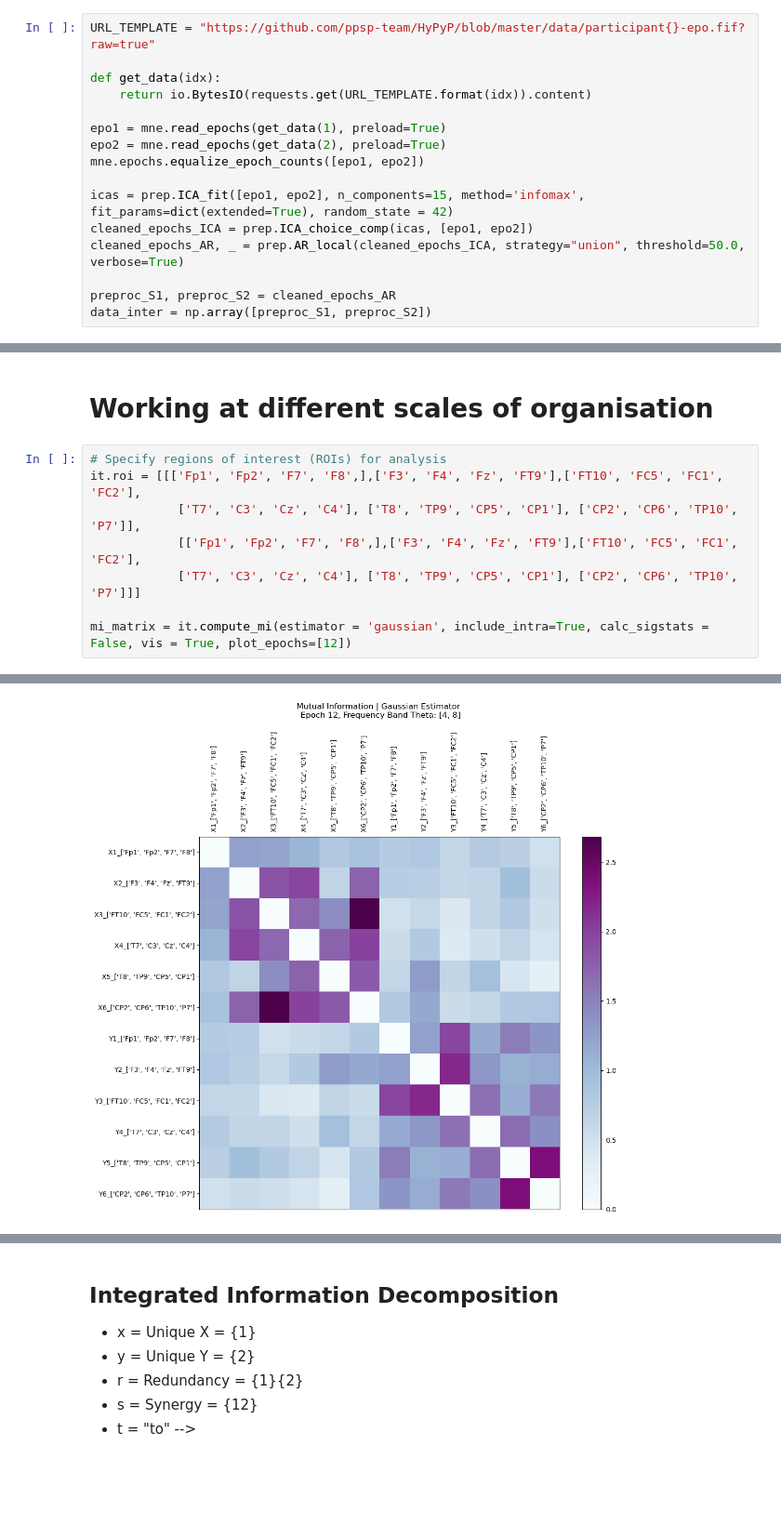
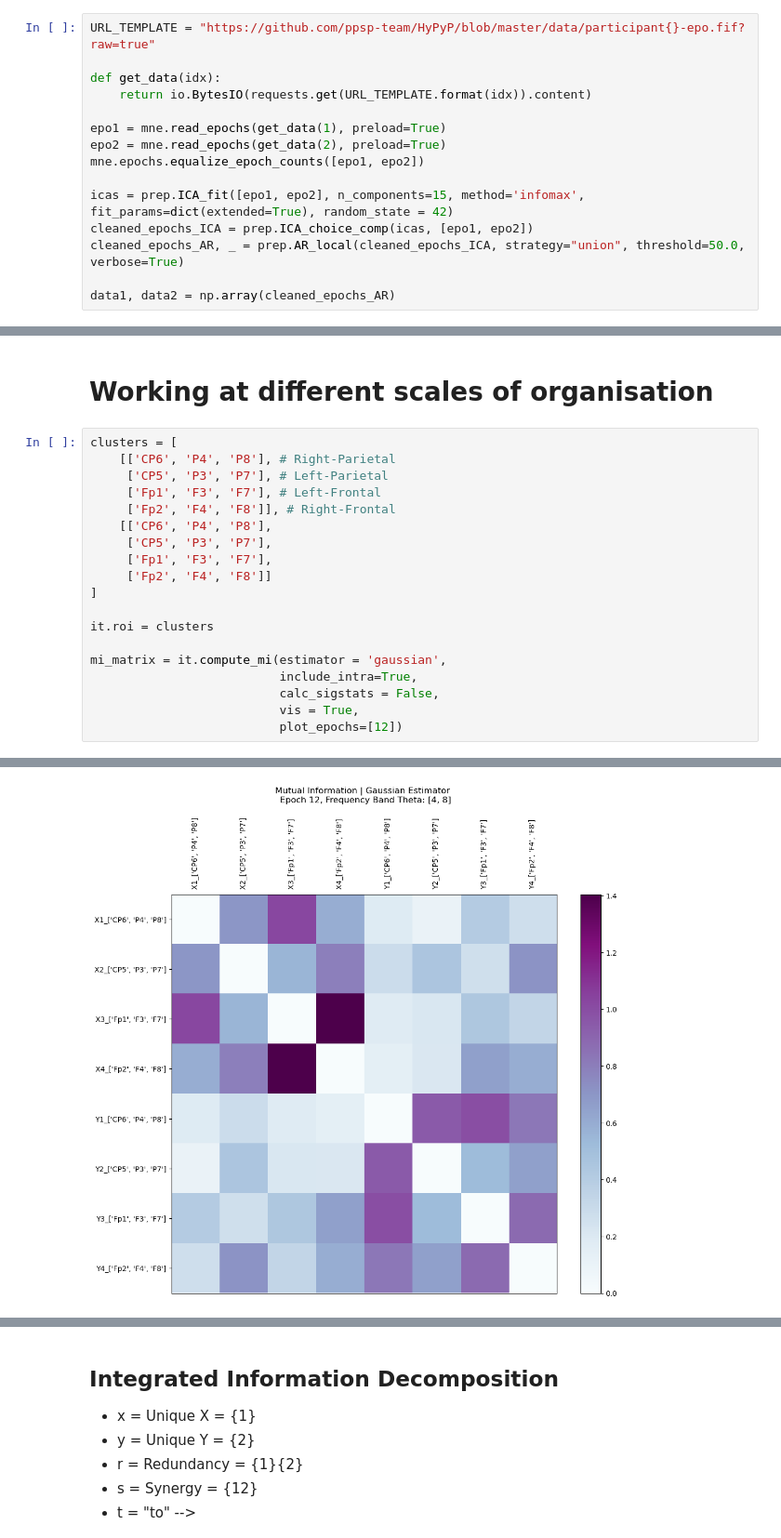
Before and after one commit to EdoardoChidichimo/HyperIT, a Jupyter notebook: hyperit/tutorial.ipynb, the cells around one changed output, grey strips where cells are left out. Shown at 93% size. Drawn from its saved outputs; the diff is of its cells as text; blank space fills up the shorter version.

```diff
--- a/hyperit/tutorial.ipynb
+++ b/hyperit/tutorial.ipynb
@@ -190,8 +190,7 @@ icas = prep.ICA_fit([epo1, epo2], n_components=15, method='infomax', fit_params=
 cleaned_epochs_ICA = prep.ICA_choice_comp(icas, [epo1, epo2])
 cleaned_epochs_AR, _ = prep.AR_local(cleaned_epochs_ICA, strategy="union", threshold=50.0, verbose=True)
 
-preproc_S1, preproc_S2 = cleaned_epochs_AR
-data_inter = np.array([preproc_S1, preproc_S2])
+data1, data2 = np.array(cleaned_epochs_AR)
 # %% [output]
 Reading File-like ...
     Found the data of interest:
@@ -381,11 +383,22 @@ Plotting Mutual Information...
 # %% [markdown]
 # Working at different scales of organisation
 # %%
-# Specify regions of interest (ROIs) for analysis
-it.roi = [[['Fp1', 'Fp2', 'F7', 'F8',],['F3', 'F4', 'Fz', 'FT9'],['FT10', 'FC5', 'FC1', 'FC2'],
-            ['T7', 'C3', 'Cz', 'C4'], ['T8', 'TP9', 'CP5', 'CP1'], ['CP2', 'CP6', 'TP10', 'P7']],
-            [['Fp1', 'Fp2', 'F7', 'F8',],['F3', 'F4', 'Fz', 'FT9'],['FT10', 'FC5', 'FC1', 'FC2'],
-            ['T7', 'C3', 'Cz', 'C4'], ['T8', 'TP9', 'CP5', 'CP1'], ['CP2', 'CP6', 'TP10', 'P7']]]
+clusters = [
+    [['CP6', 'P4', 'P8'], # Right-Parietal
+     ['CP5', 'P3', 'P7'], # Left-Parietal
+     ['Fp1', 'F3', 'F7'], # Left-Frontal
+     ['Fp2', 'F4', 'F8']], # Right-Frontal
+    [['CP6', 'P4', 'P8'],
+     ['CP5', 'P3', 'P7'],
+     ['Fp1', 'F3', 'F7'],
+     ['Fp2', 'F4', 'F8']]
+]
 
-mi_matrix = it.compute_mi(estimator = 'gaussian', include_intra=True, calc_sigstats = False, vis = True, plot_epochs=[12])
+it.roi = clusters
+
+mi_matrix = it.compute_mi(estimator = 'gaussian',
+                          include_intra=True,
+                          calc_sigstats = False,
+                          vis = True,
+                          plot_epochs=[12])
 # %% [output]
@@ -411 +420 @@ Target Groups:
-[figure, old version]
+[figure, new version]
```
Also changed, not shown: parts of 16 cells of this notebook, 4 other files.
